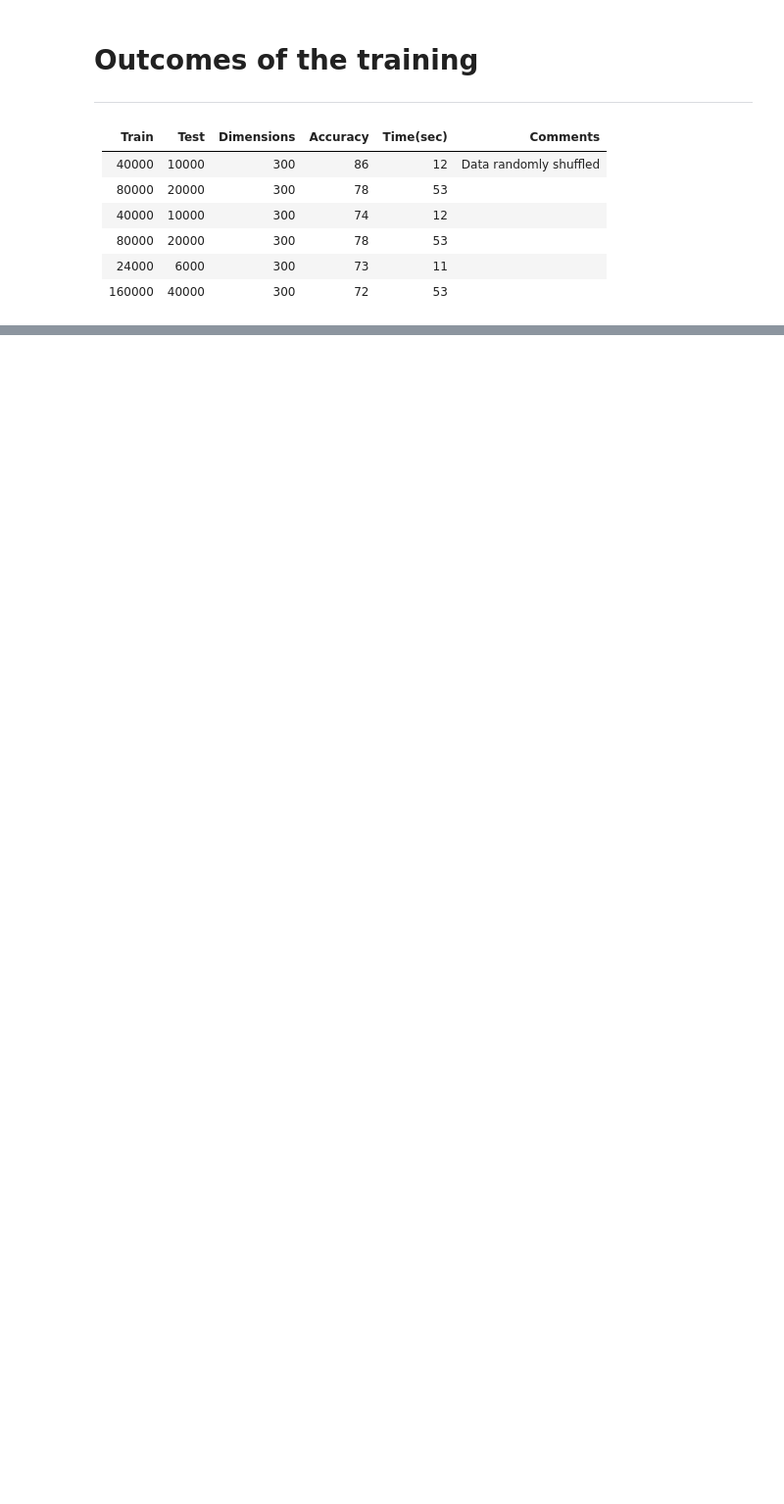
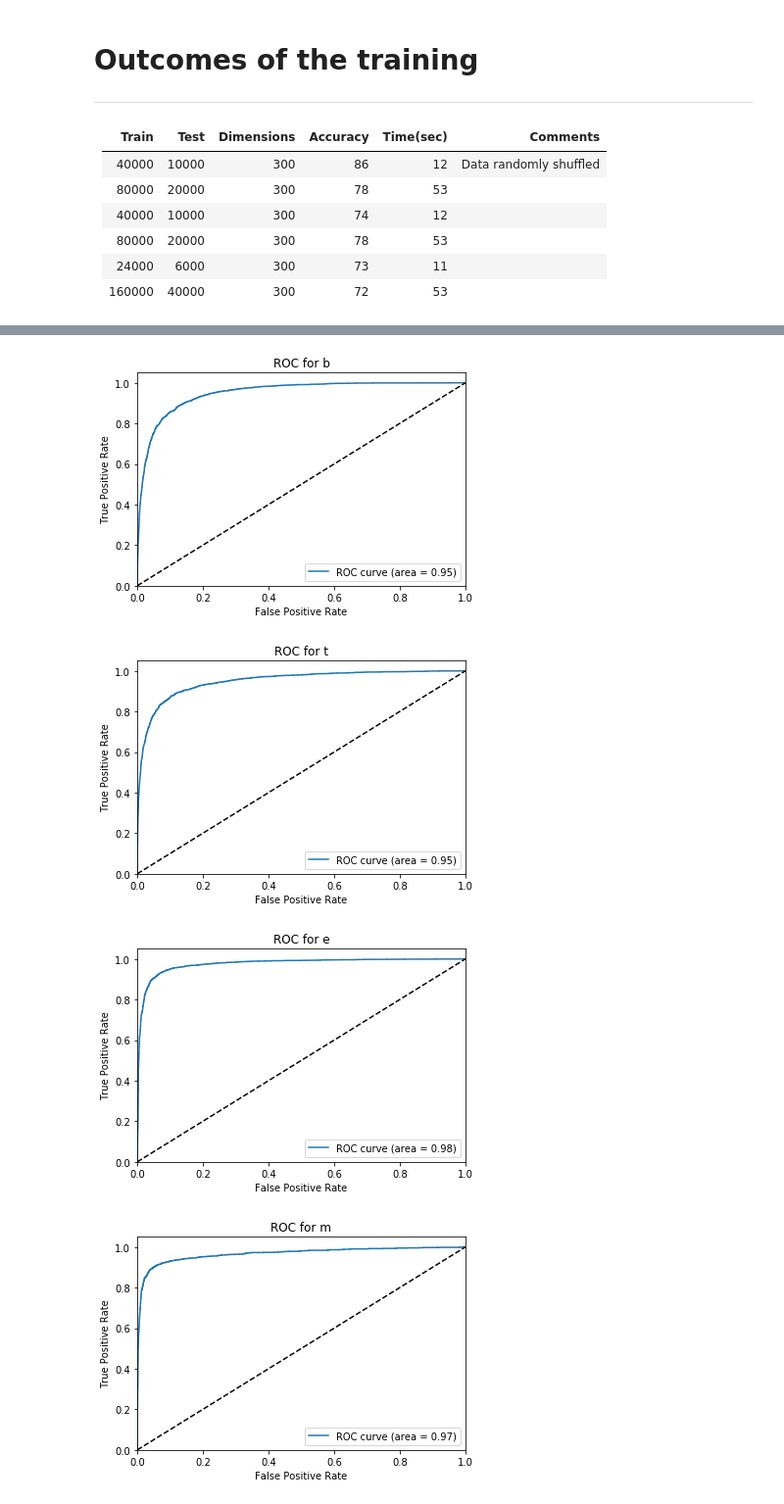
Before and after one commit to omkarsk98/NewsDataClassification, a Jupyter notebook: NewsDataClassification.ipynb, the cells around one changed output, grey strips where cells are left out. Shown at 98% size. Cells and saved outputs as stored; diff of their text form; code cells hidden in the pictures; blank space fills up the shorter version.

```diff
--- a/NewsDataClassification.ipynb
+++ b/NewsDataClassification.ipynb
@@ -279,0 +304,39 @@ Time taken:11.240290403366089 seconds
+# %%
+from sklearn import metrics
+from sklearn.multiclass import OneVsRestClassifier
+from sklearn.metrics import roc_curve, auc
+from sklearn.preprocessing import label_binarize
+import matplotlib.pyplot as plt
+
+testLabelsBinary = label_binarize(testLabels, classes=possibleLabels)
+trainLabelsBinary = label_binarize(trainLabels, classes=possibleLabels)
+
+# classifier
+clf = OneVsRestClassifier(LogisticRegression(solver='sag'), n_jobs=1)
+y_score = clf.fit(trainFeatures, trainLabelsBinary).decision_function(testFeatures)
+
+fpr = dict()
+tpr = dict()
+roc_auc = dict()
+
+for i in range(4):
+    fpr[i], tpr[i], _ = roc_curve(testLabelsBinary[:, i], y_score[:, i])
+    roc_auc[i] = auc(fpr[i], tpr[i])
+
+for i in range(4):
+    plt.figure()
+    plt.plot(fpr[i], tpr[i], label='ROC curve (area = %0.2f)' % roc_auc[i])
+    plt.plot([0, 1], [0, 1], 'k--')
+    plt.xlim([0.0, 1.0])
+    plt.ylim([0.0, 1.05])
+    plt.xlabel('False Positive Rate')
+    plt.ylabel('True Positive Rate')
+    title = 'ROC for '+possibleLabels[i]
+    plt.title(title)
+    plt.legend(loc="lower right")
+    plt.show()
+# %% [output]
+[figure, added]
+[figure, added]
+[figure, added]
+[figure, added]
```
Also changed, not shown: parts of 6 cells of this notebook.
